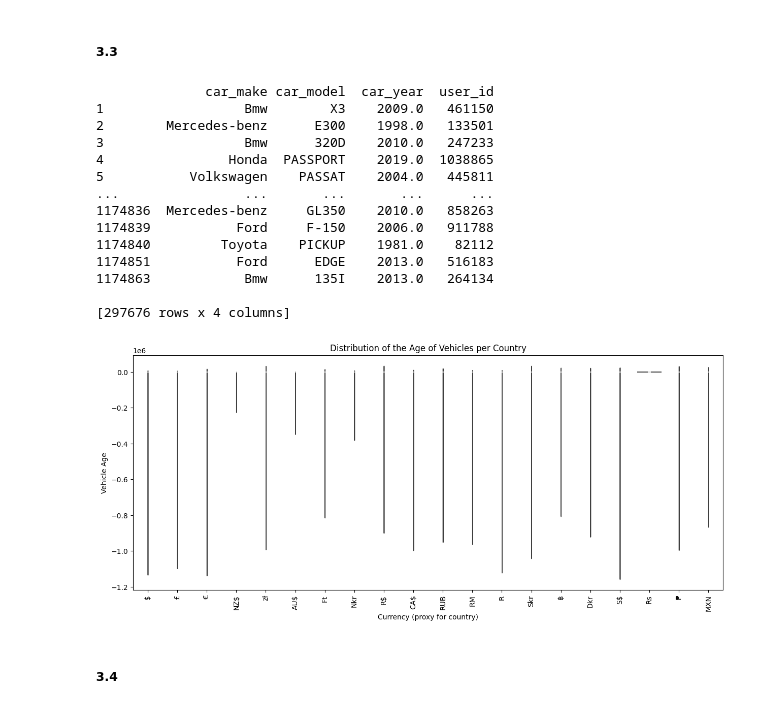
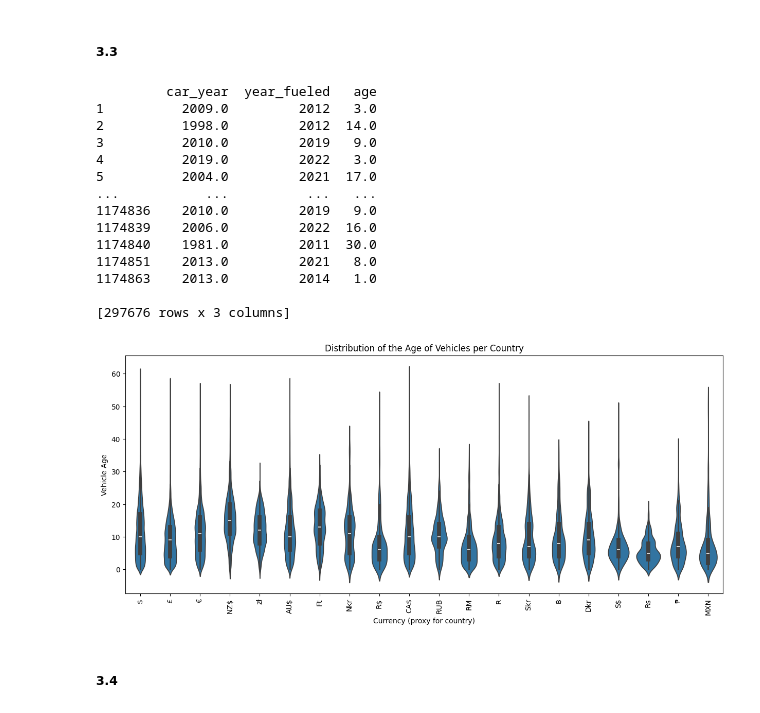
Before and after one commit to IDVE-PROJECT-01/Assignment-1, a Jupyter notebook: notebook.ipynb, the cells around one changed output. Cells and saved outputs as stored; diff of their text form; code cells hidden in the pictures.

Commit message:
4.2 done except i want to try to de-ai 4.2.9

```diff
--- a/notebook.ipynb
+++ b/notebook.ipynb
@@ -284,58 +301,39 @@ plt.show()
 ##### 3.3
 # %%
 
-def parse_user_url(url):
-    try:
-        parts = url.strip("/").split("/")
-        user_id = parts[-1]
-        if len(parts) >= 4:
-            car_make = parts[3].capitalize()
-            car_model = parts[4].upper()
-            car_year = int(parts[5]) if parts[5].isdigit() else None
-        else:
-            car_make, car_model, car_year = None, None, None
-
-        return pd.Series([car_make, car_model, car_year, user_id])
-
-    except IndexError:
-        return pd.Series([None, None, None, None])
-
-df[["car_make", "car_model", "car_year", "user_id"]] = df["user_url"].apply(parse_user_url)
-print(df[["car_make", "car_model", "car_year", "user_id"]])
-
-
-
-
-
-
-df['date_fueled']=pd.to_datetime(df['date_fueled'])
-df['age'] = df['date_fueled'].dt.year - df['car_year']
+# Make sure we don't overwrite the original
+df['date_fueled'] = pd.to_datetime(df['date_fueled'], errors='coerce')
+df['year_fueled'] = df['date_fueled'].dt.year
+df['age'] = df['year_fueled'] - df['car_year']
+print(df[['car_year', "year_fueled", 'age']])
 top_currencies = df['currency'].value_counts().head(20).index
 df_top = df[df['currency'].isin(top_currencies)]
+df_top = df_top[(df_top['age'] >= 0) & (df_top['age'] <= 60)]
+
 
 plt.figure(figsize=(15,6))
 sns.violinplot(x='currency', y='age', data=df_top)
 plt.xticks(rotation=90)
 plt.xlabel('Currency (proxy for country)')
 plt.ylabel('Vehicle Age')
 plt.title('Distribution of the Age of Vehicles per Country')
 plt.show()
 # %% [output]
-              car_make car_model  car_year  user_id
-1                  Bmw        X3    2009.0   461150
-2        Mercedes-benz      E300    1998.0   133501
-3                  Bmw      320D    2010.0   247233
-4                Honda  PASSPORT    2019.0  1038865
-5           Volkswagen    PASSAT    2004.0   445811
-...                ...       ...       ...      ...
-1174836  Mercedes-benz     GL350    2010.0   858263
-1174839           Ford     F-150    2006.0   911788
-1174840         Toyota    PICKUP    1981.0    82112
-1174851           Ford      EDGE    2013.0   516183
-1174863            Bmw      135I    2013.0   264134
+         car_year  year_fueled   age
+1          2009.0         2012   3.0
+2          1998.0         2012  14.0
+3          2010.0         2019   9.0
+4          2019.0         2022   3.0
+5          2004.0         2021  17.0
+...           ...          ...   ...
+1174836    2010.0         2019   9.0
+1174839    2006.0         2022  16.0
+1174840    1981.0         2011  30.0
+1174851    2013.0         2021   8.0
+1174863    2013.0         2014   1.0
 
-[297676 rows x 4 columns]
+[297676 rows x 3 columns]
-[figure, old version]
+[figure, new version]
 # %% [markdown]
 ##### 3.4
 # %%
```
Also changed, not shown: parts of 12 cells of this notebook.
